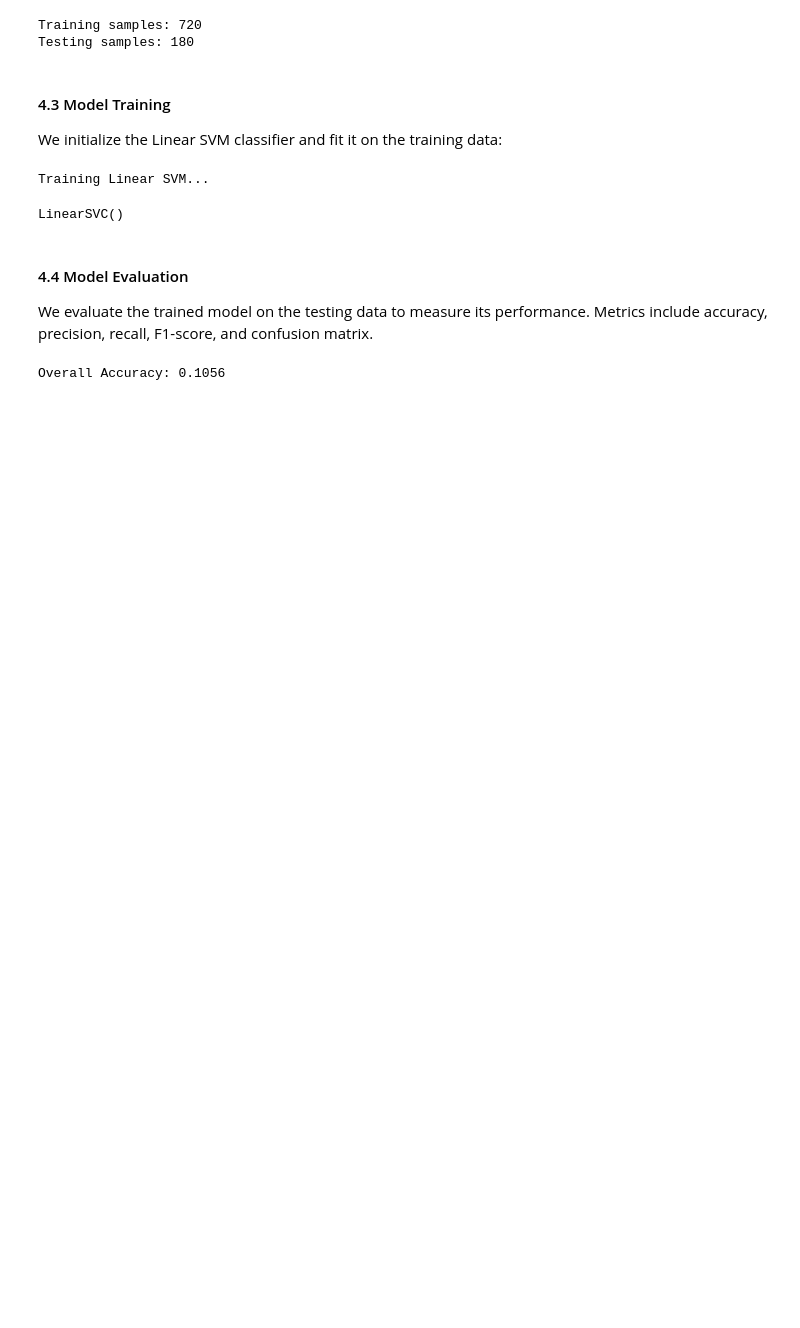
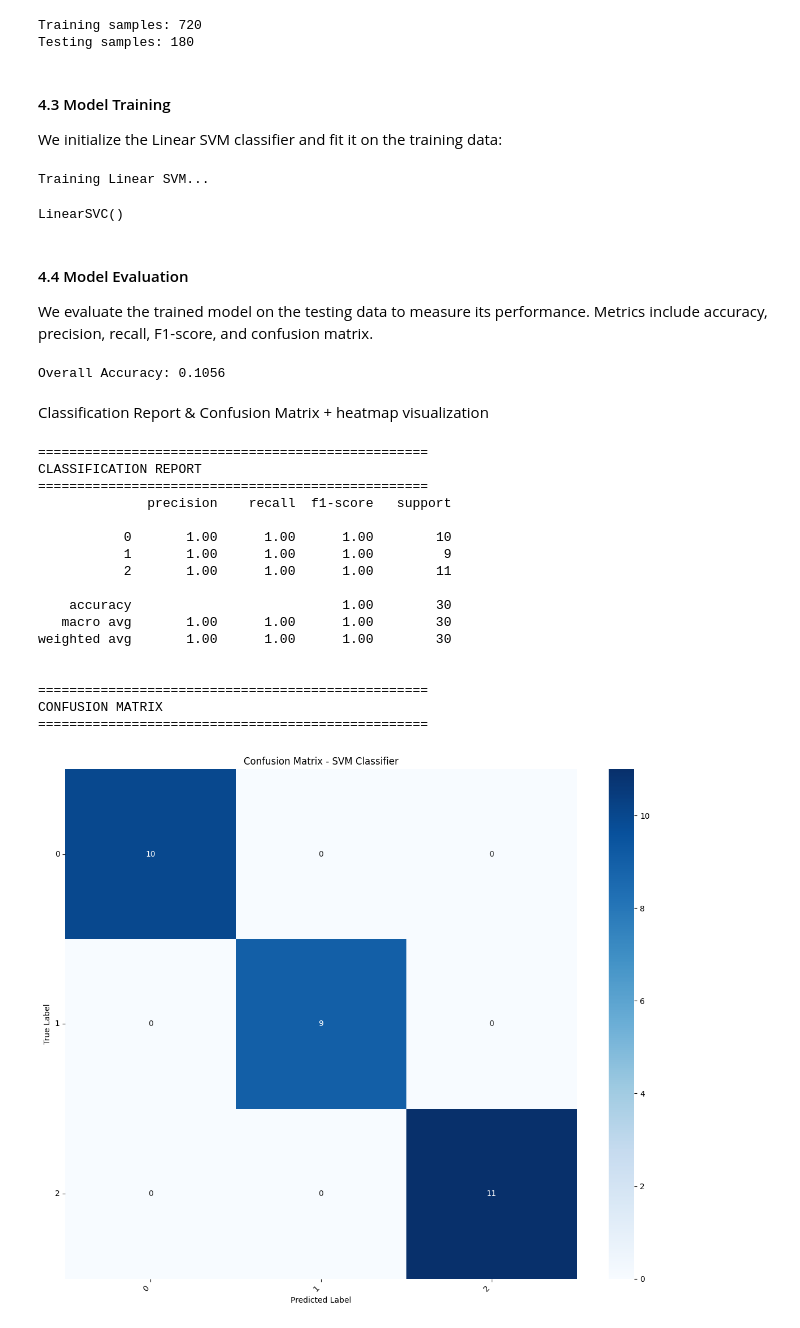
Before and after one commit to jehumtine/AcademicJournalClassifier, a Jupyter notebook: notebooks/Classifying Journal Articles.ipynb, the cells around one changed output. Saved outputs shown, nothing was run; the diff lists cells and outputs as text; code cells hidden in the pictures; blank space fills up the shorter version.

Commit message:
[EV] Added classification report and confusion matrix - Ziba Nyangulu 2021538419

```diff
--- a/notebooks/Classifying Journal Articles.ipynb
+++ b/notebooks/Classifying Journal Articles.ipynb
@@ -75,7 +75,7 @@ Establish a functional foundation for refining the system toward higher accuracy
 import pandas as pd
 import matplotlib.pyplot as plt
 # --- Step 2: Load dataset ---
-file_path = "../data/vision2030_corpus.csv"
+file_path = "../data/unza_labelled_schema.csv"
 df = pd.read_csv(file_path)
 # --- Step 3: Initial Exploration ---
 print("First 5 rows:")
@@ -463,7 +448,7 @@ Sample TF-IDF features:
 final_features_list = []
 
 # 1. Add numeric features
-numeric_df = df[numeric_features].copy()
+numeric_df = df[numeric_feature].copy()
 # Handle NaN in numeric features
 for col in numeric_features:
     if numeric_df[col].isnull().any():
@@ -624,3 +607,48 @@ accuracy = accuracy_score(y_test, y_pred)
 print(f"Overall Accuracy: {accuracy:.4f}")
 # %% [output]
 Overall Accuracy: 0.1056
+# %% [markdown]
+Classification Report & Confusion Matrix + heatmap visualization
+# %%
+
+# 2. Detailed classification report
+print("\n" + "="*50)
+print("CLASSIFICATION REPORT")
+print("="*50)
+print(classification_report(y_test, y_pred))
+
+# 3. Confusion Matrix
+print("\n" + "="*50)
+print("CONFUSION MATRIX")
+print("="*50)
+
+cm = confusion_matrix(y_test, y_pred)
+
+plt.figure(figsize=(12, 10))
+sns.heatmap(cm, annot=True, fmt='d', cmap='Blues')
+plt.title('Confusion Matrix - SVM Classifier')
+plt.xlabel('Predicted Label')
+plt.ylabel('True Label')
+plt.xticks(rotation=45, ha='right')
+plt.yticks(rotation=0)
+plt.tight_layout()
+plt.show()
+# %% [output]
+==================================================
+CLASSIFICATION REPORT
+==================================================
+              precision    recall  f1-score   support
+
+           0       1.00      1.00      1.00        10
+           1       1.00      1.00      1.00         9
+           2       1.00      1.00      1.00        11
+
+    accuracy                           1.00        30
+   macro avg       1.00      1.00      1.00        30
+weighted avg       1.00      1.00      1.00        30
+
+
+==================================================
+CONFUSION MATRIX
+==================================================
+[figure, added]
```
Also changed, not shown: parts of 4 cells of this notebook, 1 other file.
